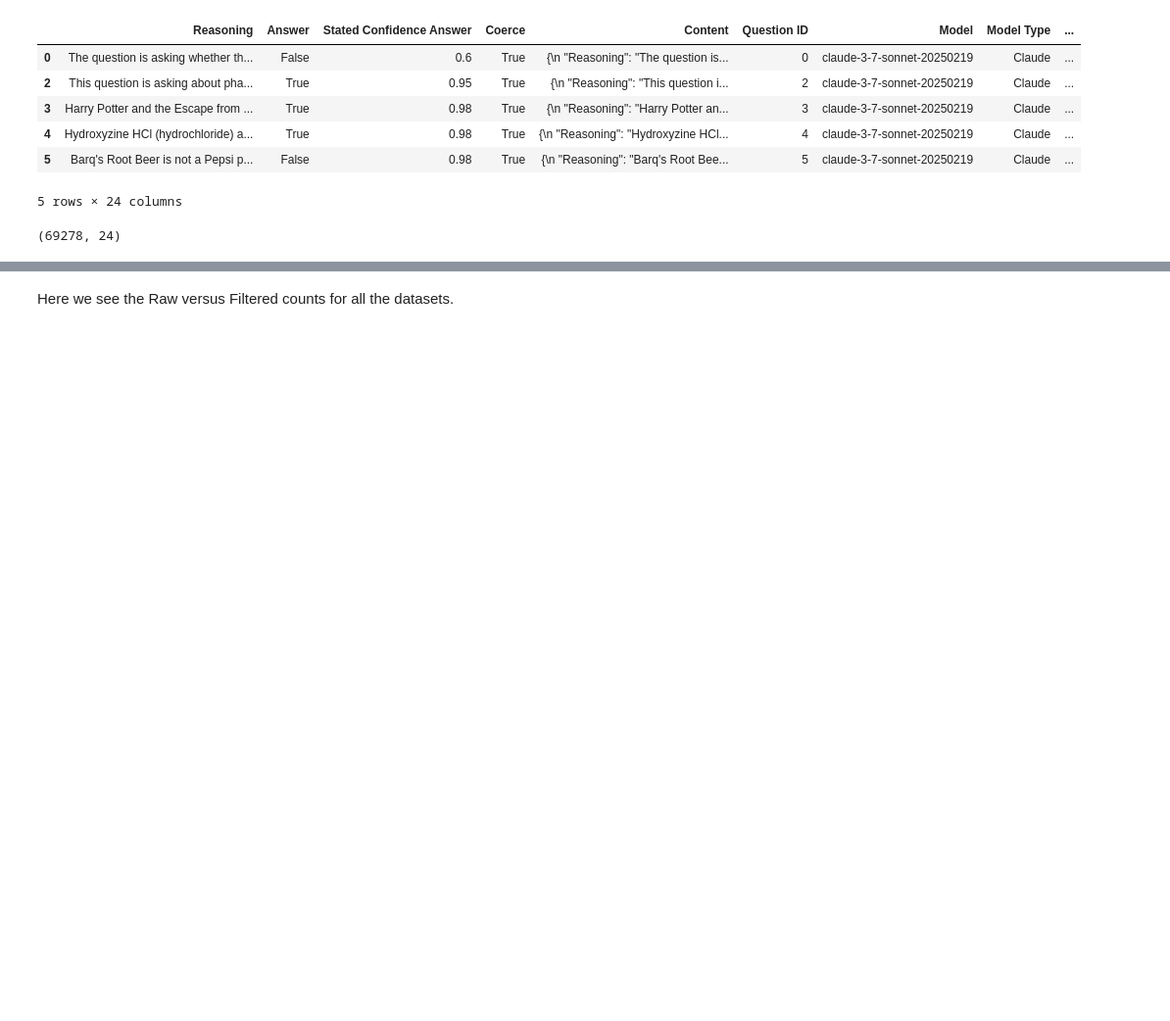
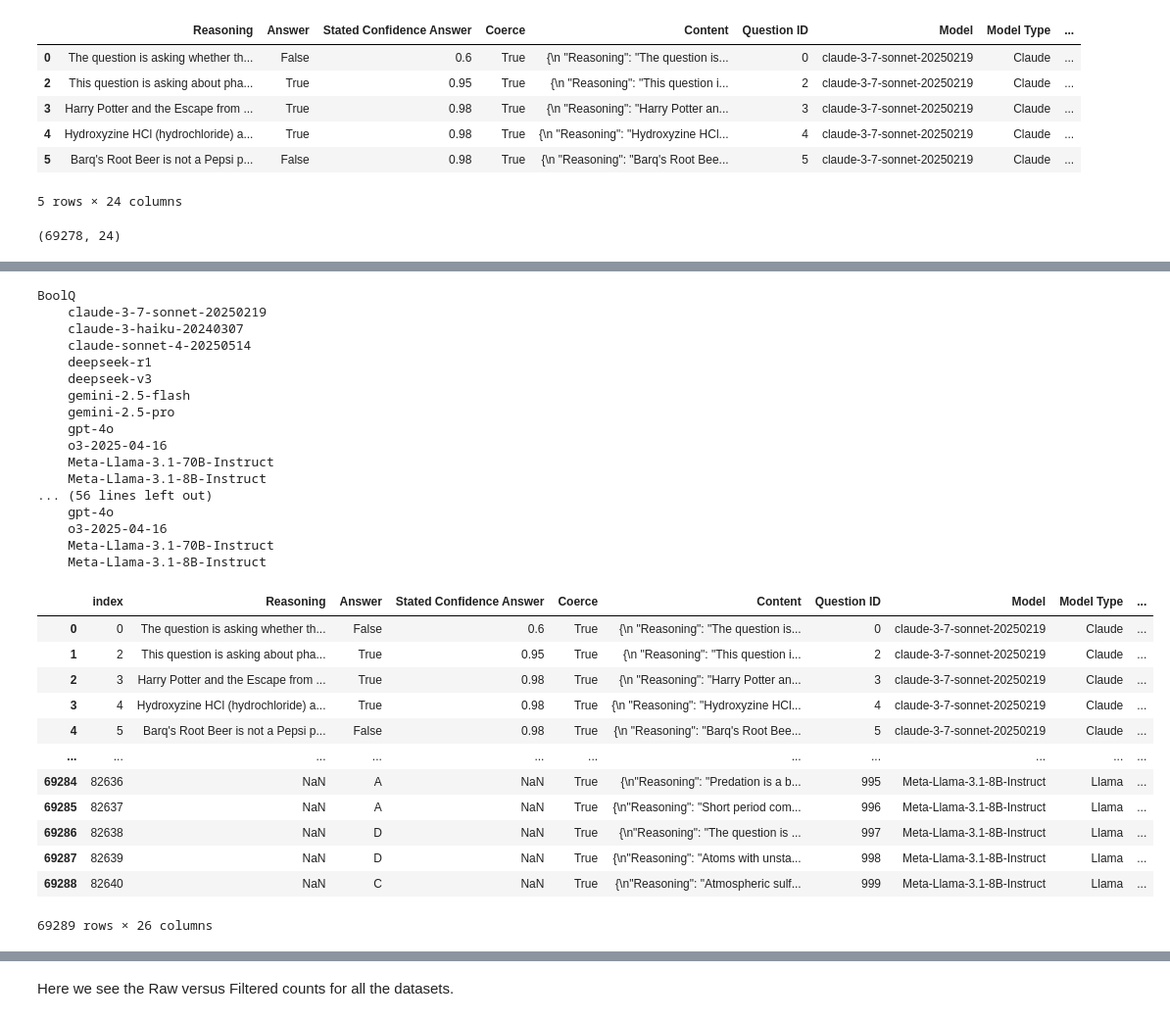
Before and after one commit to NoamMichael/Comparing-Confidence-in-LLMs, a Jupyter notebook: analysis.ipynb, the cells around one changed output, grey strips where cells are left out. Shown at 98% size. Drawn from its saved outputs; the diff is of its cells as text; code cells hidden in the pictures; blank space fills up the shorter version.

Commit message:
LifeEval Grader

```diff
--- a/analysis.ipynb
+++ b/analysis.ipynb
@@ -315,14 +98,6 @@ qset_rename = {
 
 mcq_qsets = ['LSAT-AR', 'SAT-EN', 'SciQ']
 
-gold_paths = {
-    "boolq_valid": r"Formatted Benchmarks\boolq_valid_formatted.csv",
-    "halu_eval_qa": r"Formatted Benchmarks\halu_eval_qa_formatted.csv",
-    "life_eval":    r"Formatted Benchmarks\PeriodLifeTable_2022_RawData.csv",
-    "lsat_ar_test": r"Formatted Benchmarks\lsat_ar_test_formatted.csv",
-    "sat_en": r"Formatted Benchmarks\sat_en_formatted.csv",
-    "sciq_test": r"Formatted Benchmarks\sciq_test_formatted.csv"
-}
 
 for model_type, models in folder_abstraction_dict.items():
     model_type_path = folder_path + f"/{model_type}"
@@ -338,8 +113,7 @@ for model_type, models in folder_abstraction_dict.items():
             #--------- Write a function to spit out a dataframe w/ model_name, qset_name, true_answer and concat it
 
             source_df = pd.read_csv(qset_path)
-            gold_df_path = gold_paths[qset_name]
-            gold_df = pd.read_csv(gold_df_path)
+
 
             print(f"        {qset_name}    ")
             source_df["Model"] = model_name
@@ -349,7 +123,6 @@ for model_type, models in folder_abstraction_dict.items():
             source_df["Question Set"] = qset_display
             source_df["Question ID"] = source_df["Question ID"].astype(str)
 
-            source_df = grade_df(source_df, gold_df, qset_display)
             combined_df = pd.concat([combined_df, source_df], ignore_index=True)
 
 
@@ -500,0 +498,67 @@ combined_clean.shape
+# %%
+import time
+all_qset_names = list(combined_clean['Question Set'].unique())
+all_model_names = list(combined_clean['Model'].unique())
+
+
+gold_paths = {
+    "BoolQ": r"Formatted Benchmarks\boolq_valid_formatted.csv",
+    "HaluEval": r"Formatted Benchmarks\halu_eval_qa_formatted.csv",
+    "LifeEval":    r"Formatted Benchmarks\PeriodLifeTable_2022_RawData.csv",
+    "LSAT-AR": r"Formatted Benchmarks\lsat_ar_test_formatted.csv",
+    "SAT-EN": r"Formatted Benchmarks\sat_en_formatted.csv",
+    "SciQ": r"Formatted Benchmarks\sciq_test_formatted.csv"
+}
+
+
+combined_graded = pd.DataFrame()
+
+
+for qset_name in all_qset_names:
+    print(qset_name)
+    for model_name in all_model_names:
+        print(f"    {model_name}")
+        only_qset = combined_clean[(combined_clean['Question Set'] == qset_name) & (combined_clean['Model'] == model_name)].reset_index()
+
+        gold_df_path = gold_paths[qset_name]
+        gold_df = pd.read_csv(gold_df_path)
+
+        scored_qset = grade_df(only_qset, gold_df = gold_df, qset_name= qset_name)
+
+
+        #display(scored_qset["Score"])
+        combined_graded = pd.concat([combined_graded, scored_qset], ignore_index=True)
+
+
+combined_graded
+# %% [output]
+BoolQ
+    claude-3-7-sonnet-20250219
+    claude-3-haiku-20240307
+    claude-sonnet-4-20250514
+    deepseek-r1
+    deepseek-v3
+    gemini-2.5-flash
+    gemini-2.5-pro
+    gpt-4o
+    o3-2025-04-16
+    Meta-Llama-3.1-70B-Instruct
+    Meta-Llama-3.1-8B-Instruct
+... (56 lines left out)
+    gpt-4o
+    o3-2025-04-16
+    Meta-Llama-3.1-70B-Instruct
+    Meta-Llama-3.1-8B-Instruct
+|  | index | Reasoning | Answer | Stated Confidence Answer | Coerce | Content | Question ID | Model | Model Type | ... |
+| 0 | 0 | The question is asking whether th... | False | 0.6 | True | {\n "Reasoning": "The question is... | 0 | claude-3-7-sonnet-20250219 | Claude | ... |
+| 1 | 2 | This question is asking about pha... | True | 0.95 | True | {\n "Reasoning": "This question i... | 2 | claude-3-7-sonnet-20250219 | Claude | ... |
+| 2 | 3 | Harry Potter and the Escape from ... | True | 0.98 | True | {\n "Reasoning": "Harry Potter an... | 3 | claude-3-7-sonnet-20250219 | Claude | ... |
+| 3 | 4 | Hydroxyzine HCl (hydrochloride) a... | True | 0.98 | True | {\n "Reasoning": "Hydroxyzine HCl... | 4 | claude-3-7-sonnet-20250219 | Claude | ... |
+| 4 | 5 | Barq's Root Beer is not a Pepsi p... | False | 0.98 | True | {\n "Reasoning": "Barq's Root Bee... | 5 | claude-3-7-sonnet-20250219 | Claude | ... |
+| ... | ... | ... | ... | ... | ... | ... | ... | ... | ... | ... |
+| 69284 | 82636 | NaN | A | NaN | True | {\n"Reasoning": "Predation is a b... | 995 | Meta-Llama-3.1-8B-Instruct | Llama | ... |
+| 69285 | 82637 | NaN | A | NaN | True | {\n"Reasoning": "Short period com... | 996 | Meta-Llama-3.1-8B-Instruct | Llama | ... |
+| 69286 | 82638 | NaN | D | NaN | True | {\n"Reasoning": "The question is ... | 997 | Meta-Llama-3.1-8B-Instruct | Llama | ... |
+| 69287 | 82639 | NaN | D | NaN | True | {\n"Reasoning": "Atoms with unsta... | 998 | Meta-Llama-3.1-8B-Instruct | Llama | ... |
+| 69288 | 82640 | NaN | C | NaN | True | {\n"Reasoning": "Atmospheric sulf... | 999 | Meta-Llama-3.1-8B-Instruct | Llama | ... |
+69289 rows × 26 columns
```
Also changed, not shown: parts of 22 cells of this notebook, 3 other files.
